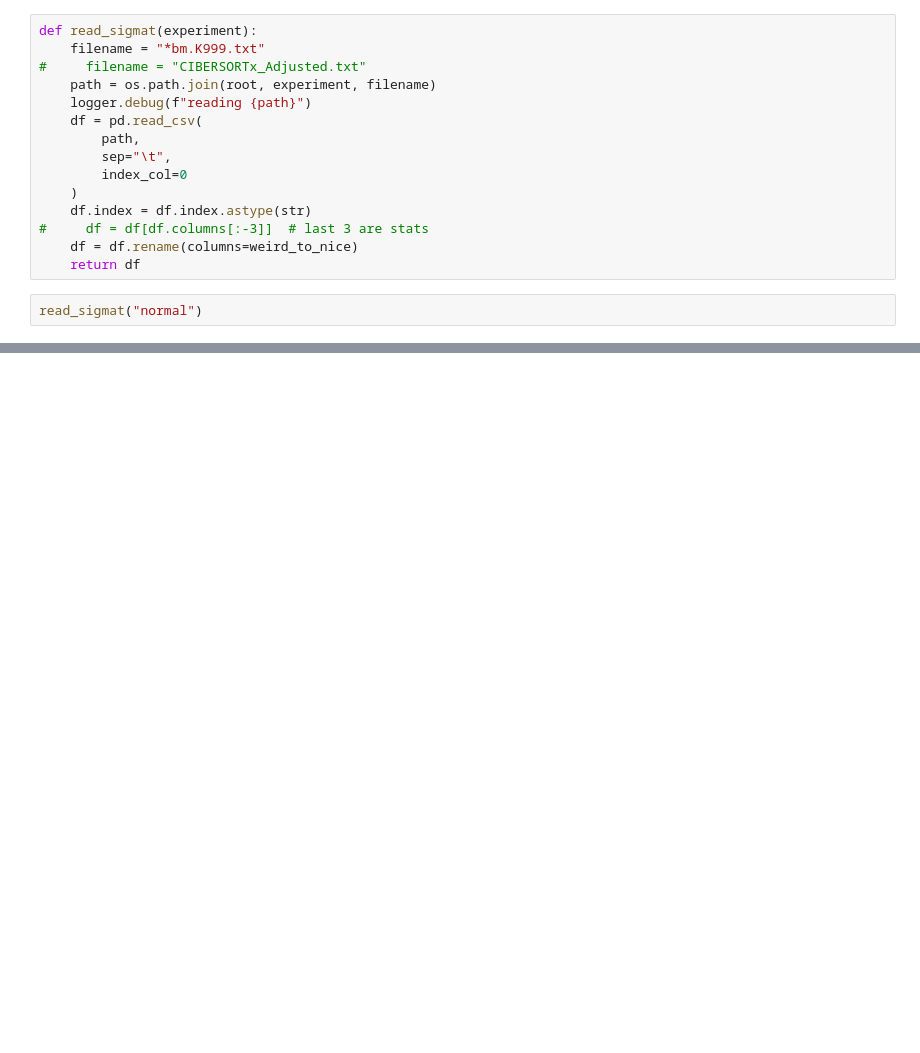
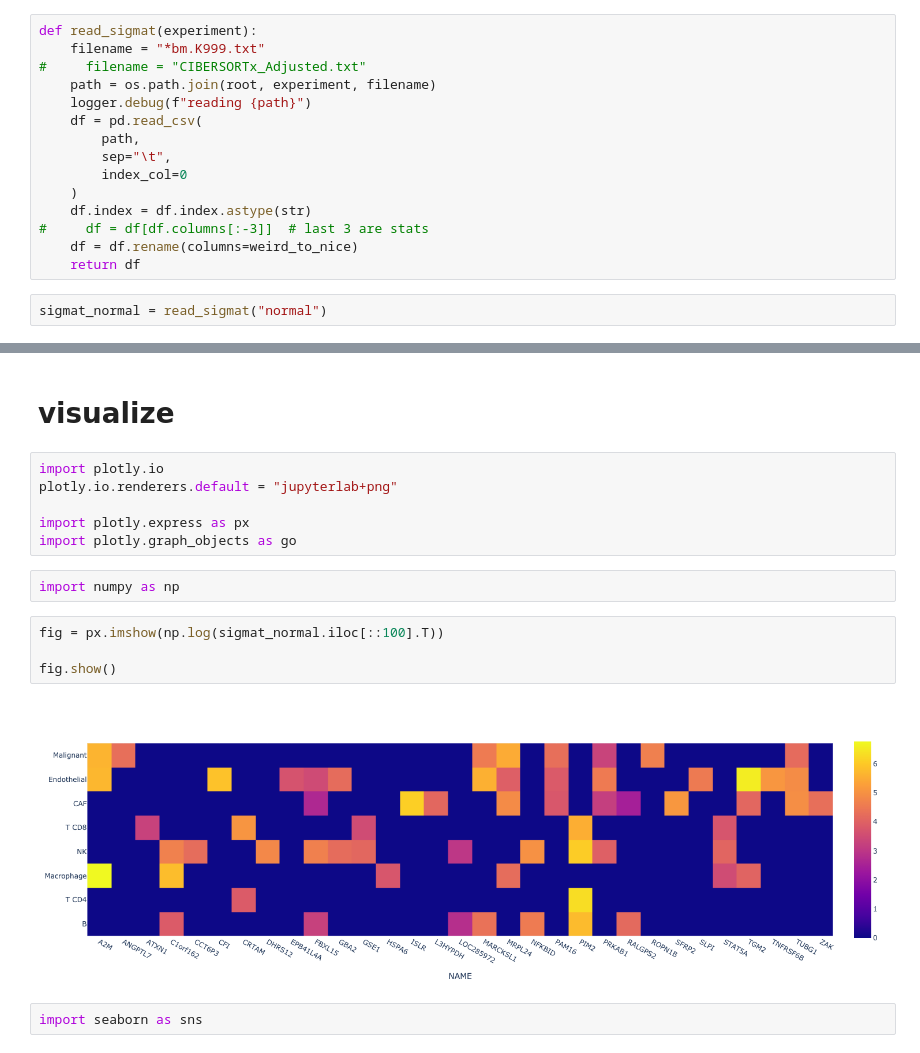
Before and after one commit to davidliu-lab/deconv, a Jupyter notebook: 3c - analyze differences in signature matrices.ipynb, the cells around one changed output, grey strips where cells are left out. Drawn from its saved outputs; the diff is of its cells as text; blank space fills up the shorter version.

Commit message:
WIP - heatmap of signature matrices

```diff
--- a/3c - analyze differences in signature matrices.ipynb
+++ b/3c - analyze differences in signature matrices.ipynb
@@ -55,5 +49,5 @@ def read_sigmat(experiment):
     df = df.rename(columns=weird_to_nice)
     return df
 # %%
-read_sigmat("normal")
+sigmat_normal = read_sigmat("normal")
 # %% [output]
@@ -110,0 +82,18 @@ read_sigmat("combine_lymphocytes")
+# %% [markdown]
+# visualize
+# %%
+import plotly.io
+plotly.io.renderers.default = "jupyterlab+png"
+
+import plotly.express as px
+import plotly.graph_objects as go
+# %%
+import numpy as np
+# %%
+fig = px.imshow(np.log(sigmat_normal.iloc[::100].T))
+
+fig.show()
+# %% [output]
+[figure, added]
+# %%
+import seaborn as sns
```
Also changed, not shown: parts of 16 cells of this notebook.
